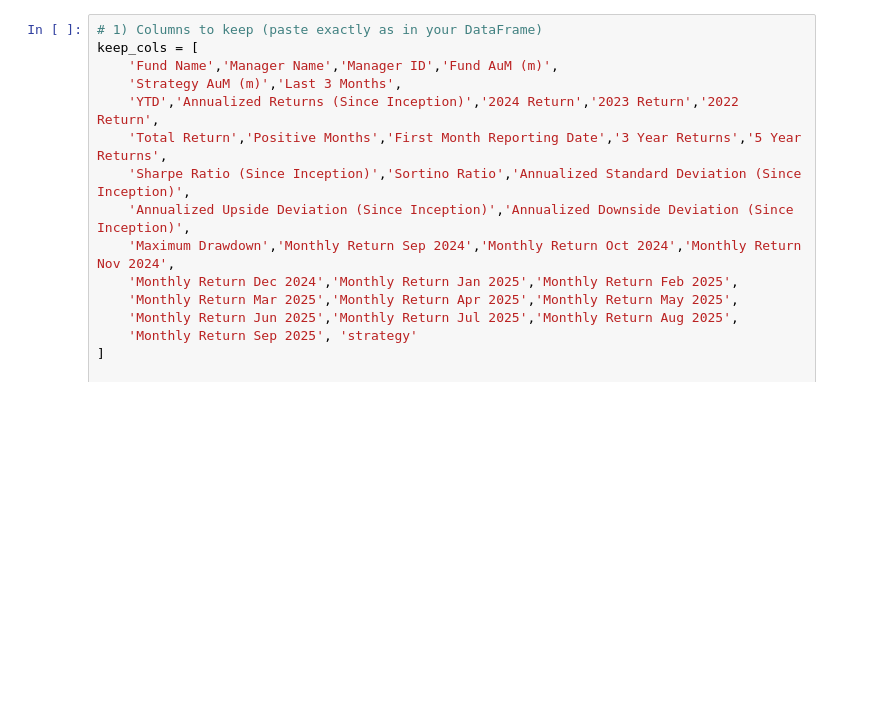
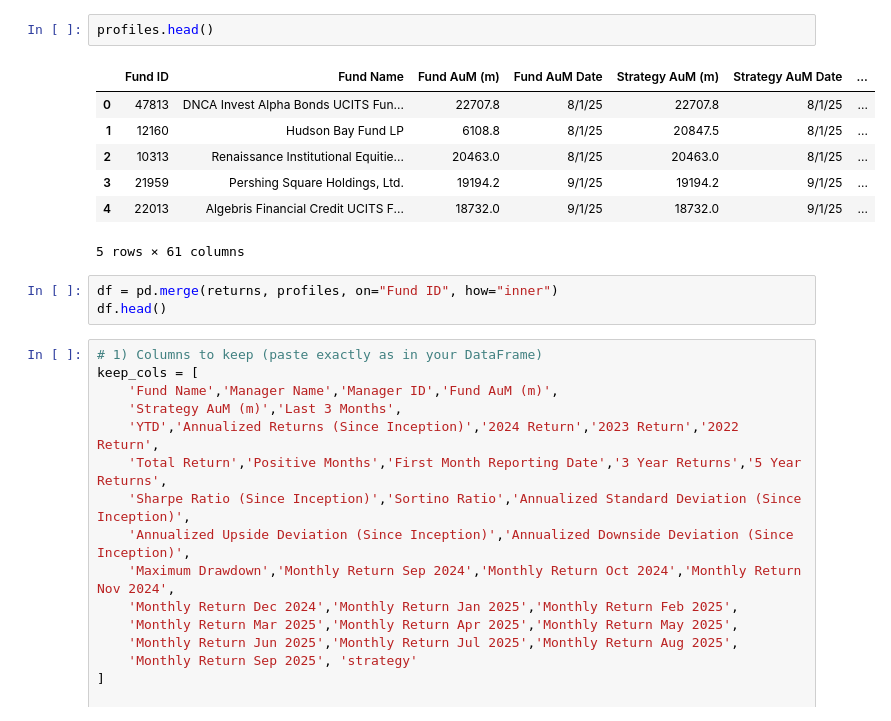
Before and after one commit to ThiagoFasolo/DS4200-Project, a Jupyter notebook: DS4200 Project Code.ipynb, the cells around one changed output. Drawn from its saved outputs; the diff is of its cells as text; blank space fills up the shorter version.

Commit message:
Changed Merging
Cleaned up how the data is merged into the main DF

```diff
--- a/DS4200 Project Code.ipynb
+++ b/DS4200 Project Code.ipynb
@@ -64,3 +23,16 @@ memory usage: 5.0+ MB
+# %%
+profiles.head()
+# %% [output]
+|  | Fund ID | Fund Name | Fund AuM (m) | Fund AuM Date | Strategy AuM (m) | Strategy AuM Date | ... |
+| 0 | 47813 | DNCA Invest Alpha Bonds UCITS Fun... | 22707.8 | 8/1/25 | 22707.8 | 8/1/25 | ... |
+| 1 | 12160 | Hudson Bay Fund LP | 6108.8 | 8/1/25 | 20847.5 | 8/1/25 | ... |
+| 2 | 10313 | Renaissance Institutional Equitie... | 20463.0 | 8/1/25 | 20463.0 | 8/1/25 | ... |
+| 3 | 21959 | Pershing Square Holdings, Ltd. | 19194.2 | 9/1/25 | 19194.2 | 9/1/25 | ... |
+| 4 | 22013 | Algebris Financial Credit UCITS F... | 18732.0 | 9/1/25 | 18732.0 | 9/1/25 | ... |
+5 rows × 61 columns
+# %%
+df = pd.merge(returns, profiles, on="Fund ID", how="inner")
+df.head()
 # %%
 # 1) Columns to keep (paste exactly as in your DataFrame)
 keep_cols = [
```
Also changed, not shown: parts of 4 cells of this notebook.
